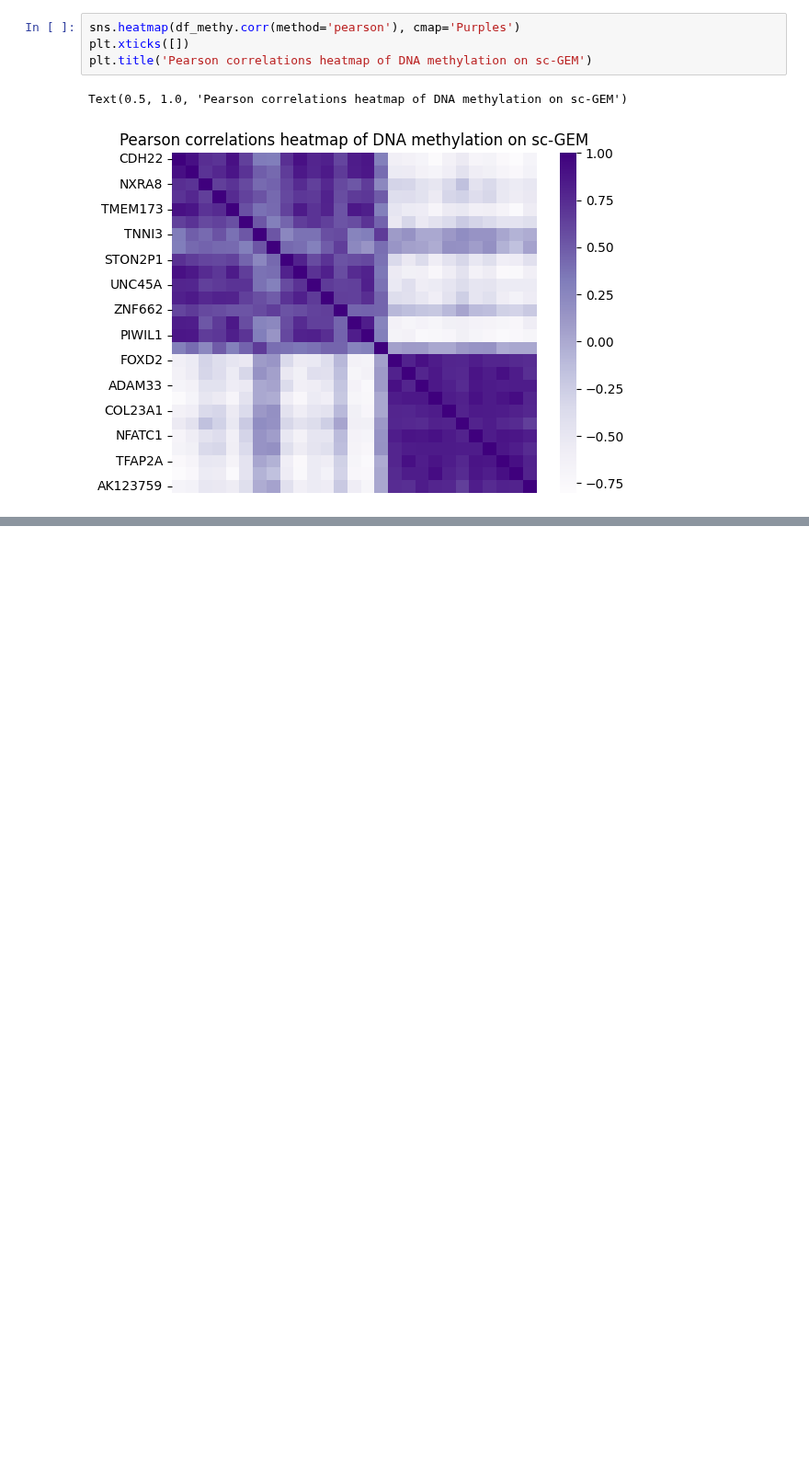
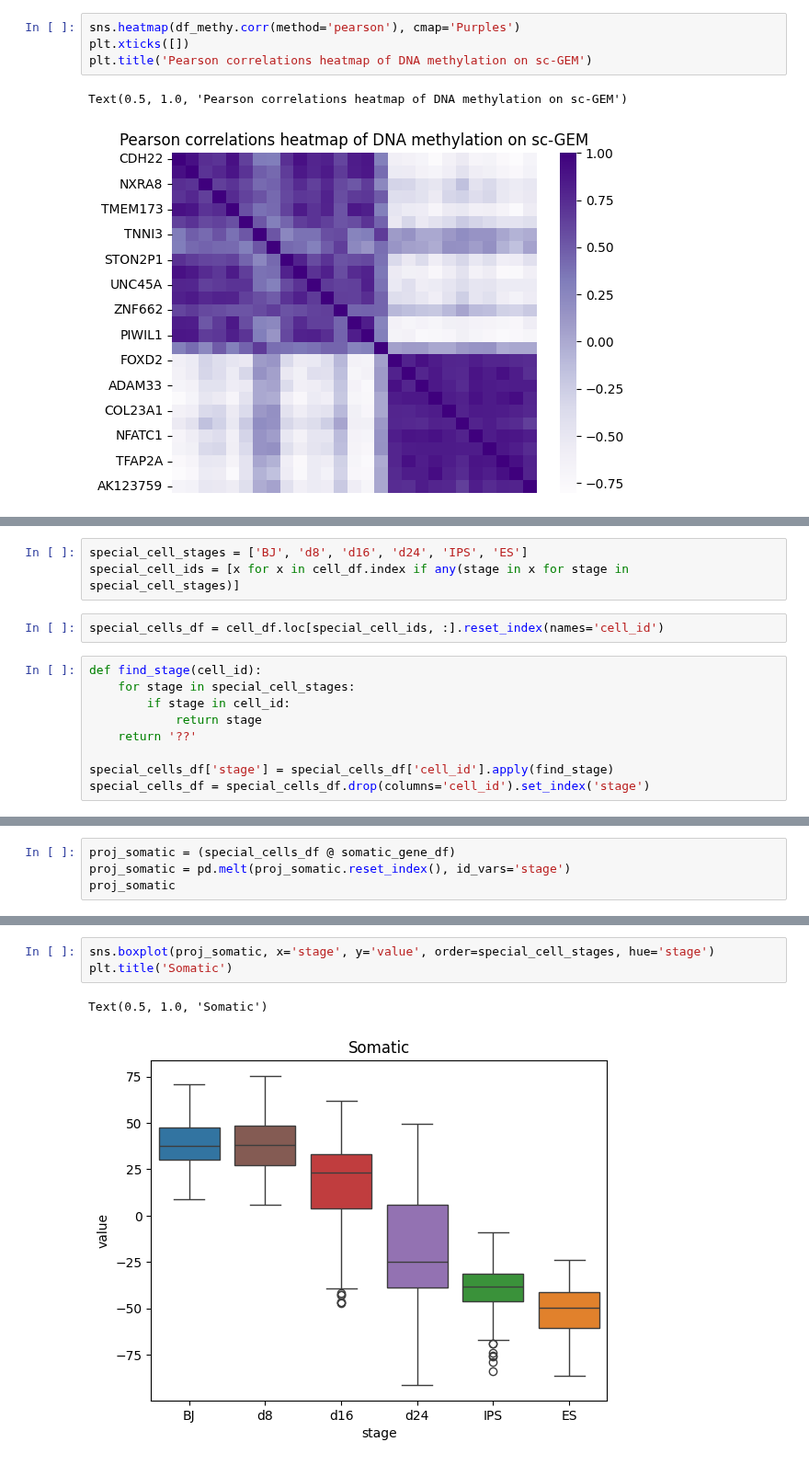
Before and after one commit to congfeng4/SCOIT, a Jupyter notebook: tutorial/sc_GEM.ipynb, the cells around one changed output, grey strips where cells are left out. Shown at 92% size. Drawn from its saved outputs; the diff is of its cells as text; blank space fills up the shorter version.

Commit message:
Add projection boxplot

```diff
--- a/tutorial/sc_GEM.ipynb
+++ b/tutorial/sc_GEM.ipynb
@@ -162,0 +212,14 @@ Text(0.5, 1.0, 'Pearson correlations heatmap of DNA methylation on sc-GEM')
+# %%
+special_cell_stages = ['BJ', 'd8', 'd16', 'd24', 'IPS', 'ES']
+special_cell_ids = [x for x in cell_df.index if any(stage in x for stage in special_cell_stages)]
+# %%
+special_cells_df = cell_df.loc[special_cell_ids, :].reset_index(names='cell_id')
+# %%
+def find_stage(cell_id):
+    for stage in special_cell_stages:
+        if stage in cell_id:
+            return stage
+    return '??'
+
+special_cells_df['stage'] = special_cells_df['cell_id'].apply(find_stage)
+special_cells_df = special_cells_df.drop(columns='cell_id').set_index('stage')
@@ -162,0 +245,4 @@ Text(0.5, 1.0, 'Pearson correlations heatmap of DNA methylation on sc-GEM')
+# %%
+proj_somatic = (special_cells_df @ somatic_gene_df)
+proj_somatic = pd.melt(proj_somatic.reset_index(), id_vars='stage')
+proj_somatic
@@ -162,0 +263,6 @@ Text(0.5, 1.0, 'Pearson correlations heatmap of DNA methylation on sc-GEM')
+# %%
+sns.boxplot(proj_somatic, x='stage', y='value', order=special_cell_stages, hue='stage')
+plt.title('Somatic')
+# %% [output]
+Text(0.5, 1.0, 'Somatic')
+[figure, added]
```
Also changed, not shown: parts of 14 cells of this notebook.
